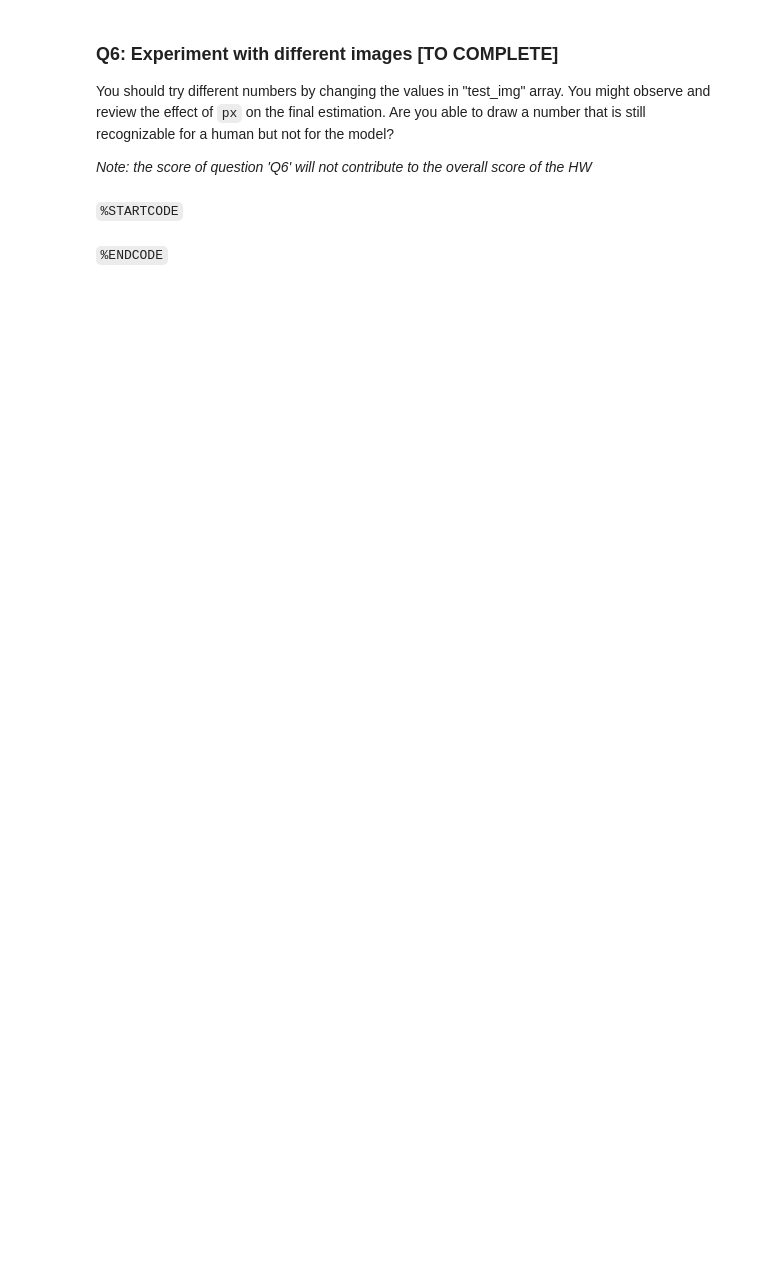
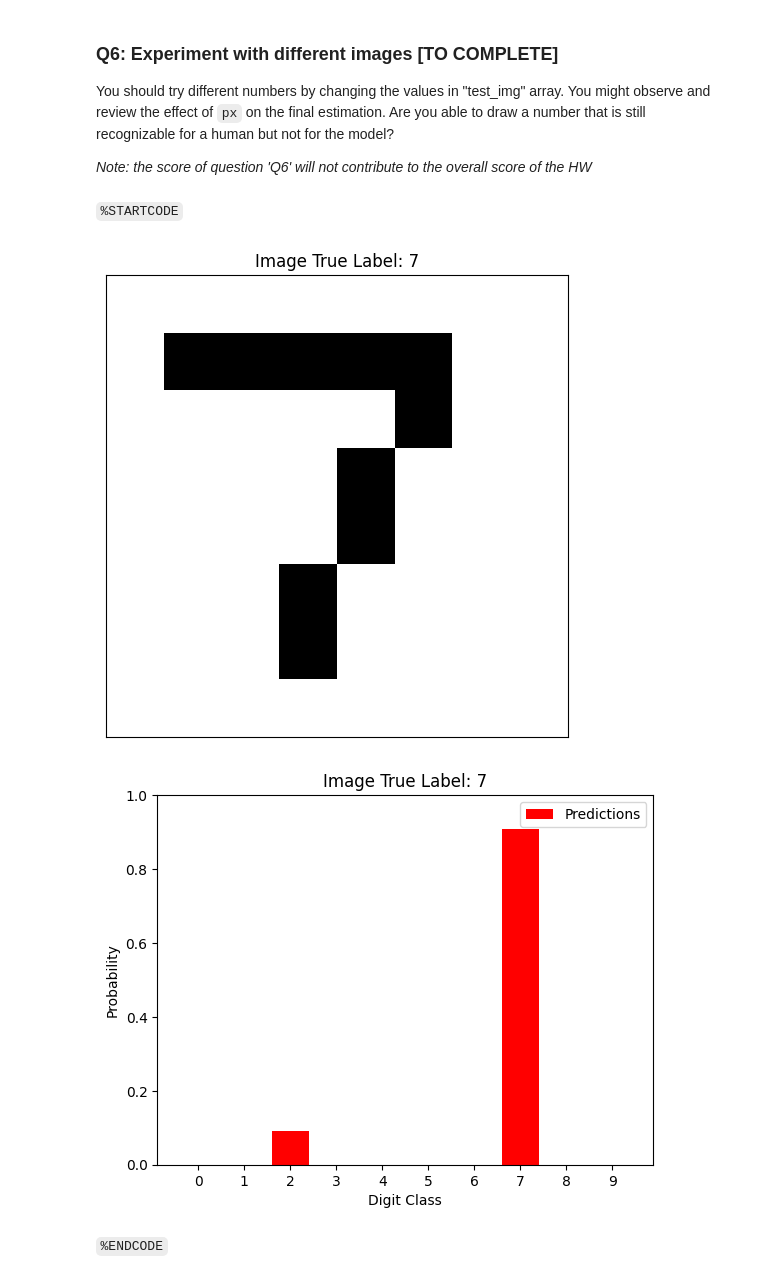
Before and after one commit to marcohoucheng/Computer-Vision-and-Deep-Learning, a Jupyter notebook: HW1.ipynb, the cells around one changed output. Drawn from its saved outputs; the diff is of its cells as text; code cells hidden in the pictures; blank space fills up the shorter version.

```diff
--- a/HW1.ipynb
+++ b/HW1.ipynb
@@ -196,7 +228,7 @@ for it in range(num_iters):
 
         # Let's keep track of the sum of squared errors
         #--------------------------------------------------------------------------
-        mse[it] += # [TO COMPLETE] compute squared error between y_target and y_out
+        mse[it] += (y_target - y_out)**2 # [TO COMPLETE] compute squared error between y_target and y_out
         #--------------------------------------------------------------------------
         # compute the gradient
         grad = (y_out - y_target) * y_out * (1 - y_out)
@@ -364,6 +438,9 @@ num_iters = 2000
 learning_rate = 0.5 # learning rate
 
 mse = np.zeros(num_iters)
+
+W_1_delta = np.zeros((3,num_hidden))
+W_2_delta = np.zeros((num_hidden,1))
 
 for it in range(num_iters):
     for n in range(len(X)):
@@ -373,24 +450,36 @@ for it in range(num_iters):
         ## Forward propagation
         # Calculate h
         # [TO COMPLETE]
+        h = sigma(np.dot(W_1.T, x_n))
 
         # Calculate y_out
         # [TO COMPLETE]
+        y_out = sigma(np.dot(W_2.T, h))
 
         # Let's keep track of the sum of squared errors
         # [TO COMPLETE]
+        mse[it] += (y_target - y_out)**2
 
         # Compute the gradient
         # [TO COMPLETE]
+        grad = (y_out - y_target) * y_out * (1 - y_out)
 
         # Calculate the weight updates for W_1
         # hint: you can do this by performing a for loop over i (hidden nodes) and k (input nodes) and calculate
         # each W_1_ik update separately
         # [TO COMPLETE]
+        for i in range(num_hidden):
+          W_2_delta[i,0] = -learning_rate * grad * h[i,0]
+
+        for i in range(num_hidden):
+          for k in range(3):
+            W_1_delta[k,i] = -learning_rate * grad * W_2[i,0] * h[i,0] * (1 - h[i,0]) * x_n[k,0]
 
         # Update the weights, note: it's important the W weights are updated at the end,
         # the above calculation should be done with the old weights
         # [TO COMPLETE]
+        W_2 += W_2_delta
+        W_1 += W_1_delta
 
     # Divide by the number of elements to get the mean of the squared errors
     mse[it] /= len(X)
@@ -474,6 +601,9 @@ $$
 `%STARTCODE`
 # %%
 #[TO COMPLETE] define the softmax function
+
+def softmax(x):
+    return np.exp(x)/np.sum(np.exp(x))
 # %% [markdown]
 `%ENDCODE`
 # %% [markdown]
@@ -545,16 +677,25 @@ for it in range(num_iters):
     for i, (X, y) in enumerate(zip(digits.data, digits.target)):
 
         # implement forward propagation
-        y_out = # [TO COMPLETE]
+        # [TO COMPLETE]
+        y_out = softmax(np.dot(W.T, X) + b)
 
         # compute the error
         # [TO COMPLETE]
+        err = y_out - one_hot(n_classes = n_classes, y = y)
 
         # compute the gradient
         # [TO COMPLETE]
+        grad_W = np.dot(X.reshape((64,1)),err.reshape((1,10)))
+        grad_b = err
 
         # update the weights
         # [TO COMPLETE]
+        W_delta = -learning_rate * grad_W
+        b_delta = -learning_rate * grad_b
+
+        W += W_delta
+        b += b_delta
 
         iteration_accuracy.append(np.argmax(y_out) == y)
         iteration_loss.append(cross_entropy(one_hot(n_classes,y), y_out))
@@ -599,22 +763,25 @@ You should try different numbers by changing the values in "test_img" array. You
 # %% [markdown]
 `%STARTCODE`
 # %%
-test_num = # [TO COMPLETE] Number you choose to draw on the test_img grid
+test_num = 7 # [TO COMPLETE] Number you choose to draw on the test_img grid
 px = 10
 test_img = np.array([
                     [0.,  0.,  0.,  0., 0.,  0.,  0.,  0.],
-                    [0.,  0.,  0.,  0., 0.,  0.,  0.,  0.],
-                    [0.,  0.,  0.,  0., 0.,  0.,  0.,  0.],
-                    [0.,  0.,  0.,  0., 0.,  0.,  0.,  0.],
-                    [0.,  0.,  0.,  0., 0.,  0.,  0.,  0.],
-                    [0.,  0.,  0.,  0., 0.,  0.,  0.,  0.],
-                    [0.,  0.,  0.,  0., 0.,  0.,  0.,  0.],
+                    [0.,  px,  px,  px, px,  px,  0.,  0.],
+                    [0.,  0.,  0.,  0., 0.,  px,  0.,  0.],
+                    [0.,  0.,  0.,  0., px,  0.,  0.,  0.],
+                    [0.,  0.,  0.,  0., px,  0.,  0.,  0.],
+                    [0.,  0.,  0.,  px, 0.,  0.,  0.,  0.],
+                    [0.,  0.,  0.,  px, 0.,  0.,  0.,  0.],
                     [0.,  0.,  0.,  0., 0.,  0.,  0.,  0.]
 ])
 plot_digit(test_img, test_num)
 
 test_img = test_img.flatten() # flatten the array to length (64, )
 y_pred = softmax(np.dot(test_img, W) + b)
 plot_predictions(y_pred, test_num)
+# %% [output]
+[figure, added]
+[figure, added]
 # %% [markdown]
 `%ENDCODE`
```
Also changed, not shown: parts of 23 cells of this notebook.
